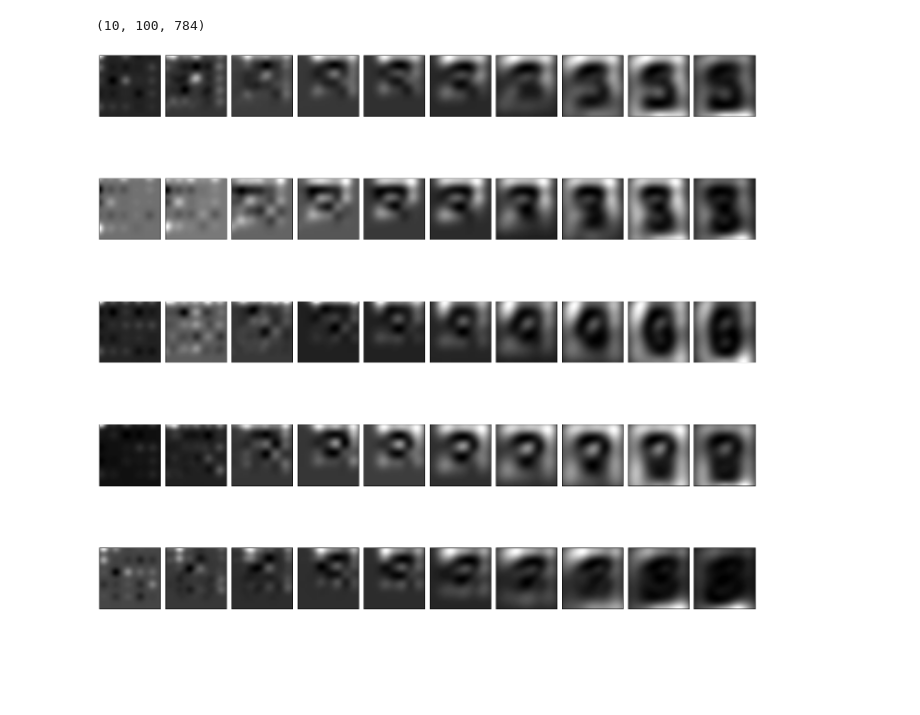
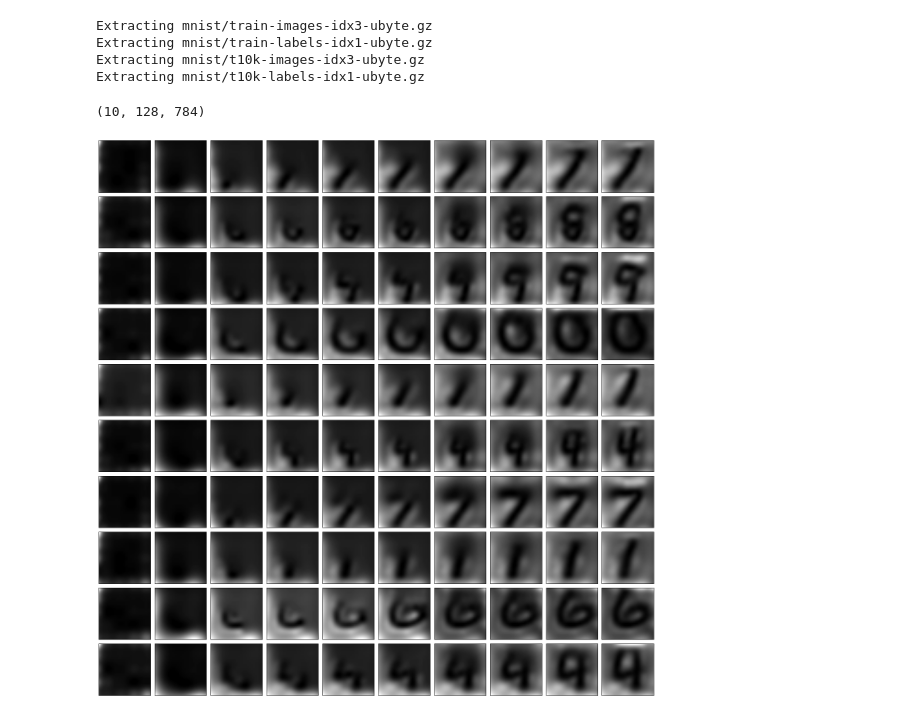
Before and after one commit to Jianbo-Lab/deep-learning-project, a Jupyter notebook: DRAW/main.ipynb, the cells around one changed output. Saved outputs shown, nothing was run; the diff lists cells and outputs as text; code cells hidden in the pictures; blank space fills up the shorter version.

```diff
--- a/DRAW/main.ipynb
+++ b/DRAW/main.ipynb
@@ -23,8 +18,10 @@ tf.reset_default_graph()
 # %%
-sess = tf.InteractiveSession()
-build_encoder = Encoder(256)
-build_decoder = Decoder(256)
+build_encoder = Encoder(128)
+build_decoder = Decoder(128)
 train_iters = 2
 print_iters = 100
 # %%
-model =  DRAW(sess, build_encoder, build_decoder, read_attn = True, write_attn = True)
+tf.reset_default_graph()
+sess = tf.InteractiveSession()
+model_draw =  DRAW(sess, build_encoder, build_decoder, batch_size= 128,
+              read_attn = True, write_attn = True, enc_size = 128, dec_size = 128)
@@ -44,21 +28,28 @@ plt.plot(range(train_iters), model.Lxs, range(train_iters), model.Lzs)
+# %%
+model_draw.train(load_file = 'draw_checkpoint_0.001_50000')
+# %% [output]
+Extracting mnist/train-images-idx3-ubyte.gz
+Extracting mnist/train-labels-idx1-ubyte.gz
+Extracting mnist/t10k-images-idx3-ubyte.gz
+Extracting mnist/t10k-labels-idx1-ubyte.gz
 # %%
-generated_images = model.generate()
+generated_images = model_draw.generate()
 # %%
 generated_images.shape
 # %% [output]
-(10, 100, 784)
+(10, 128, 784)
 # %%
 T = 10
-num_examples = 5
+num_examples = 10
 
 plt.figure(figsize=(20,20))
 for t in xrange(10):
     for n in xrange(num_examples):
         plt.subplot(num_examples, T, T* n + t + 1)
         plt.imshow(generated_images[t,n, ].reshape(28, 28), cmap='gray_r')
         plt.xticks([])
         plt.yticks([])
 plt.tight_layout()
 plt.show()
 # %% [output]
-[figure, old version]
+[figure, new version]
```
Also changed, not shown: parts of 10 cells of this notebook, 9 other files.
